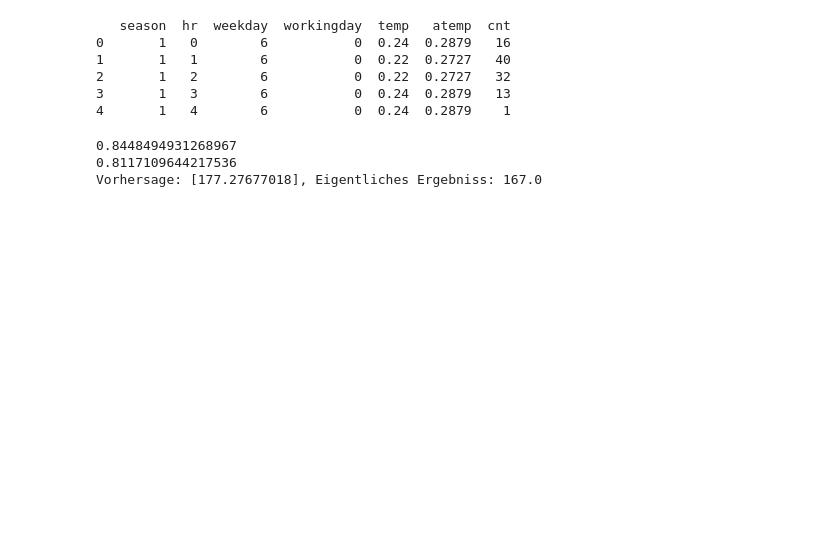
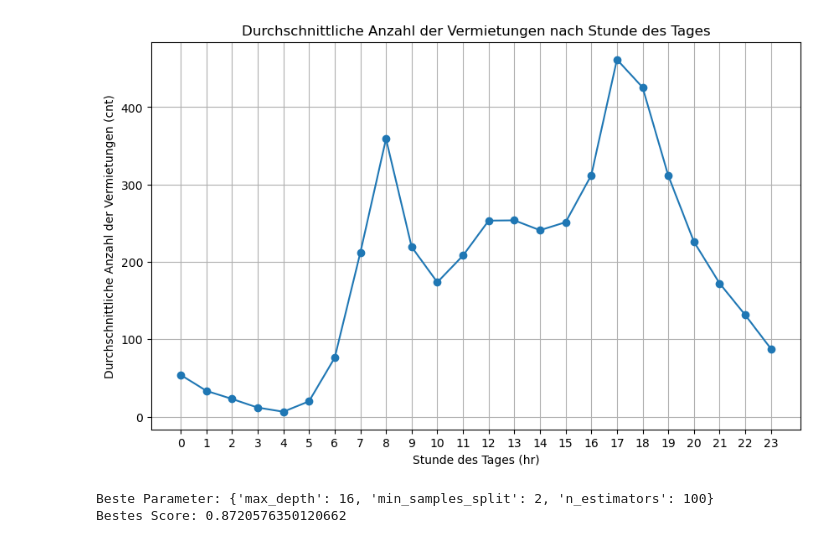
Before and after one commit to lfpmeloni/machine-learning-2024, a Jupyter notebook: week-4/day-17/projekt.ipynb, the cells around one changed output. Cells and saved outputs as stored; diff of their text form; code cells hidden in the pictures; blank space fills up the shorter version.

```diff
--- a/week-4/day-17/projekt.ipynb
+++ b/week-4/day-17/projekt.ipynb
@@ -23,40 +192,51 @@ plt.show()
 # %%
-dataset = dataset.drop(['dteday', 'mnth', 'yr', 'holiday', 'weathersit', 'hum', 'windspeed', 'casual', 'registered'], axis=1)
-
-print(dataset.head())
+dataset = data.drop(['dteday', 'mnth', 'yr', 'holiday', 'weathersit', 'hum', 'windspeed', 'casual', 'registered'], axis=1)
-# %% [output]
-   season  hr  weekday  workingday  temp   atemp  cnt
-0       1   0        6           0  0.24  0.2879   16
-1       1   1        6           0  0.22  0.2727   40
-2       1   2        6           0  0.22  0.2727   32
-3       1   3        6           0  0.24  0.2879   13
-4       1   4        6           0  0.24  0.2879    1
+# %%
+# Annahme: Der Datensatz ist bereits in 'dataset' geladen und enthält die Spalten 'hr' und 'cnt'
+
+# Mittelwert der Vermietungen pro Stunde berechnen
+hourly_counts = dataset.groupby('hr')['cnt'].mean().reset_index()
+
+# Diagramm erstellen
+plt.figure(figsize=(10, 6))
+plt.plot(hourly_counts['hr'], hourly_counts['cnt'], marker='o')
+plt.title('Durchschnittliche Anzahl der Vermietungen nach Stunde des Tages')
+plt.xlabel('Stunde des Tages (hr)')
+plt.ylabel('Durchschnittliche Anzahl der Vermietungen (cnt)')
+plt.xticks(range(0, 24))
+plt.grid(True)
+plt.show()
+# %% [output]
+[figure, added]
 # %%
 from sklearn.model_selection import train_test_split
 from sklearn.ensemble import RandomForestRegressor
+from sklearn.neighbors import KNeighborsRegressor
+from sklearn.model_selection import GridSearchCV
 import numpy as np
-dataset_np = dataset.to_numpy()
+
+# Annahme: 'dataset' ist bereits definiert und importiert
+dataset_np = data.to_numpy()
 
 X = dataset_np[:, :6]
-Y = dataset_np[:,6]
+Y = dataset_np[:, 6]
 
+XTrain, XTest, YTrain, YTest = train_test_split(X, Y, test_size=0.2, random_state=22)
 
+# Erweiterte Parameter für die Grid-Suche
+parameters = {
+    'n_estimators': [100, 200],
+    'max_depth': [4, 8, 12, 16],
+    'min_samples_split': [2, 5]
+}
 
-XTrain, XTest, YTrain, YTest = train_test_split(X,Y, test_size=0.2, random_state=22)
+rgr = RandomForestRegressor(random_state=3)
+gs = GridSearchCV(rgr, parameters)
+gs.fit(XTrain, YTrain)
 
-rgr = RandomForestRegressor(max_depth=10, random_state=3)
-rgr.fit(XTrain, YTrain)
-
-print(rgr.score(XTrain, YTrain))
-print(rgr.score(XTest, YTest))
-
-random = np.random.randint(0, len(XTest))
-sample = XTest[random]
-sample = sample[np.newaxis, :]
-
-
-print(f"Vorhersage: {rgr.predict(sample)}, Eigentliches Ergebniss: {YTest[random]}")
+# Ausgabe der besten Parameter und des besten Scores
+print("Beste Parameter:", gs.best_params_)
+print("Bestes Score:", gs.best_score_)
 # %% [output]
-0.8448494931268967
-0.8117109644217536
-Vorhersage: [177.27677018], Eigentliches Ergebniss: 167.0
+Beste Parameter: {'max_depth': 16, 'min_samples_split': 2, 'n_estimators': 100}
+Bestes Score: 0.8720576350120662
```
Also changed, not shown: parts of 12 cells of this notebook, 1 other file.
